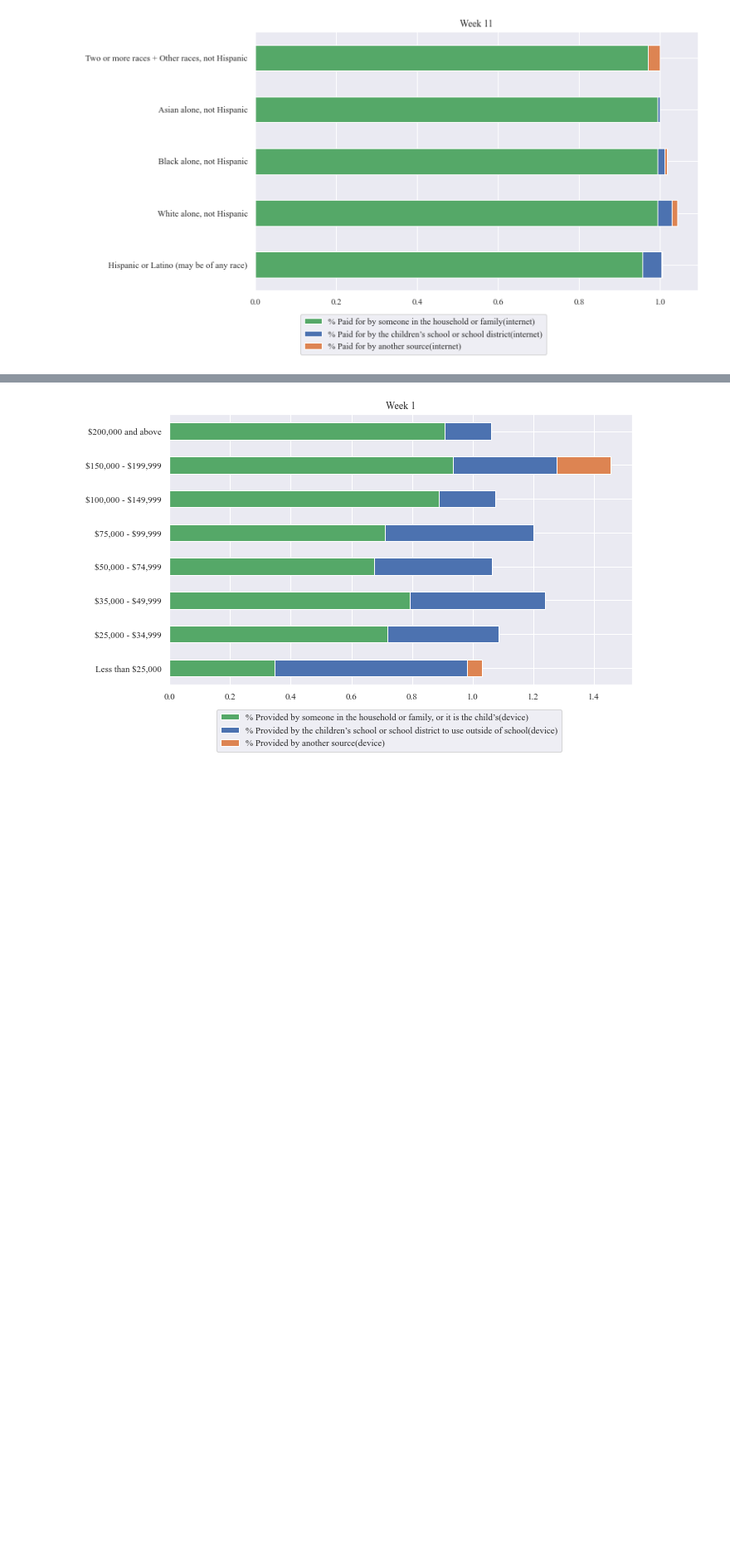
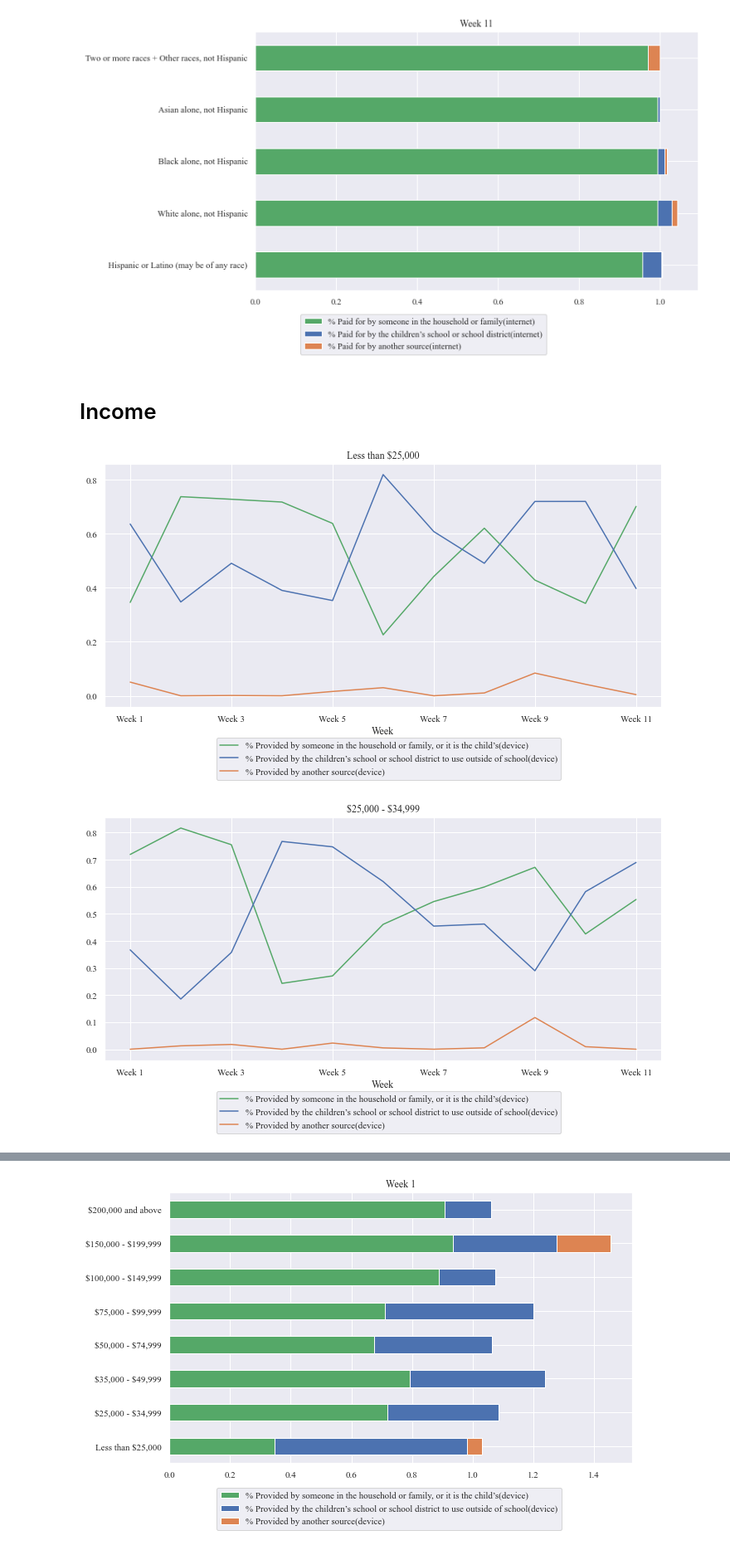
Before and after one commit to AnGWar26/icsd-pulse, a Jupyter notebook: notebooks/temporal_dataviz_edu.ipynb, the cells around one changed output, grey strips where cells are left out. Shown at 83% size. Drawn from its saved outputs; the diff is of its cells as text; code cells hidden in the pictures; blank space fills up the shorter version.

```diff
--- a/notebooks/temporal_dataviz_edu.ipynb
+++ b/notebooks/temporal_dataviz_edu.ipynb
@@ -44,6 +41,11 @@ for weeks in rvrace_dict.keys():
 rvrace_dframe = pd.DataFrame()
 rvincome_dframe = pd.DataFrame()
 # %%
+#create dataframes out of dict of dataframes
 for weeks in range(1,12):
     rvrace_dframe = rvrace_dframe.append(rvrace_dict[weeks])
 rvrace_dframe.insert(0, 'Week', True)
+
+for weeks in range(1,12):
+    rvincome_dframe = rvincome_dframe.append(rvincome_dict[weeks])
+rvincome_dframe.insert(0, 'Week', True)
@@ -114,0 +149,9 @@ rvrace_dframe.groupby(by=['Week'],as_index=False)[graph_list[:3]].plot.barh(figs
+# %%
+income_list = ['Less than \\$25,000',
+               '\\$25,000 - \\$34,999',
+               '\\$35,000 - \\$49,999',
+               '\\$50,000 - \\$74,999',
+               '\\$75,000 - \\$99,999',
+               '\\$100,000 - \\$149,999',
+               '\\$150,000 - \\$199,999',
+               '\\$200,000 and above',]
@@ -150,3 +221,15 @@ for weeks in rvrace_dict.keys():
 [figure]
 [figure]
 [figure]
+# %% [markdown]
+# Income
+# %%
+for incomes in income_list:
+    rvincome_dframe.xs(incomes,level=1)[graph_list[:3]].plot(figsize=(10,6))
+    plot.title(incomes)
+    plot.legend(bbox_to_anchor=(0.2, -0.3), loc='lower left',
+               ncol=1, borderaxespad=0)
+    plot.tight_layout()
+# %% [output]
+[figure, added]
+[figure, added]
```
Also changed, not shown: parts of 19 cells of this notebook.
